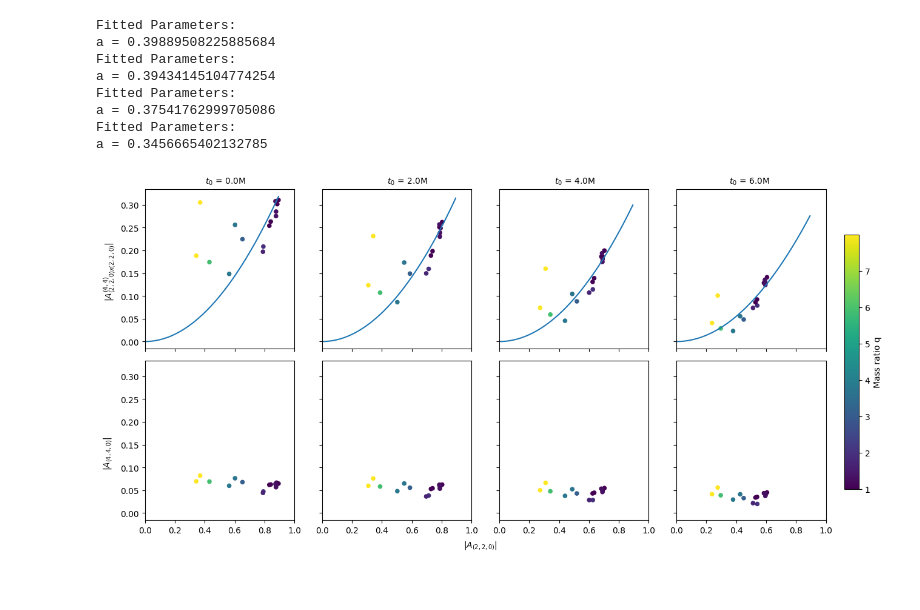
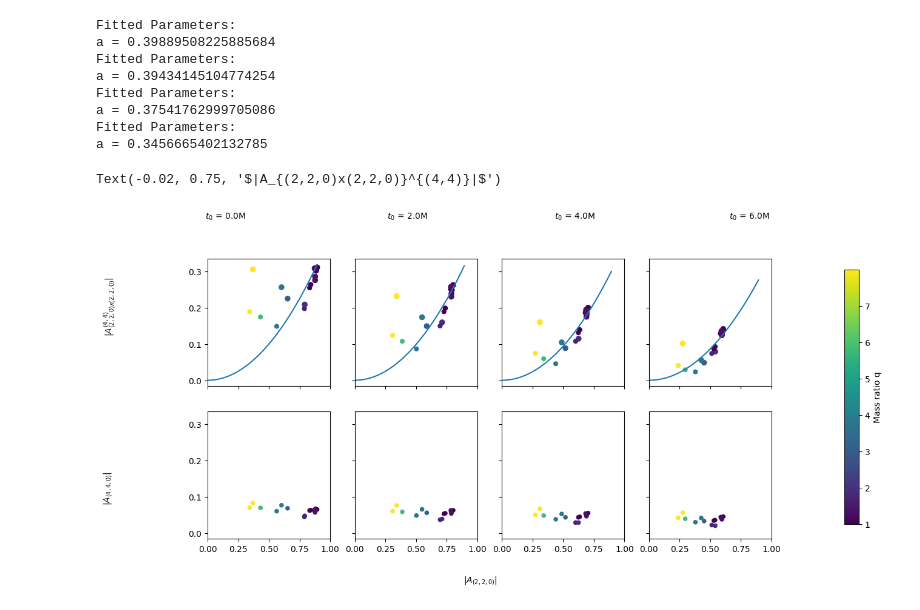
Before and after one commit to Richardvnd/quadratic_qnm, a Jupyter notebook: quadratic_checks.ipynb, the cells around one changed output. Saved outputs shown, nothing was run; the diff lists cells and outputs as text; code cells hidden in the pictures.

```diff
--- a/quadratic_checks.ipynb
+++ b/quadratic_checks.ipynb
@@ -589,38 +589,39 @@ xs = np.linspace(0, np.max(amp_array[0]), 100)
 
 fig, axs = plt.subplots(2, 4, figsize=(12, 6), sharex=True, sharey=True)
 
-plot1 = axs[0,0].scatter(amp_array[0][0], amp_array[2][0], c=amp_array[3][0], s=20)
+plot1 = axs[0,0].scatter(amp_array[0][0], amp_array[2][0], c=amp_array[3][0], s=amp_array[4][0]*50)
 axs[0,0].plot(xs, coefs[0]*xs**2)
 
-axs[0,1].scatter(amp_array[0][1], amp_array[2][1], c=amp_array[3][1], s=20)
+axs[0,1].scatter(amp_array[0][1], amp_array[2][1], c=amp_array[3][1], s=amp_array[4][0]*50)
 axs[0,1].plot(xs, coefs[1]*xs**2)
 
-axs[0,2].scatter(amp_array[0][2], amp_array[2][2], c=amp_array[3][2], s=20)
+axs[0,2].scatter(amp_array[0][2], amp_array[2][2], c=amp_array[3][2], s=amp_array[4][0]*50)
 axs[0,2].plot(xs, coefs[2]*xs**2)
 
-axs[0,3].scatter(amp_array[0][3], amp_array[2][3], c=amp_array[3][3], s=20)
+axs[0,3].scatter(amp_array[0][3], amp_array[2][3], c=amp_array[3][3], s=amp_array[4][0]*50)
 axs[0,3].plot(xs, coefs[3]*xs**2)
 
 axs[1,0].scatter(amp_array[0][0], amp_array[1][0], c=amp_array[3][0], s=20)
 axs[1,1].scatter(amp_array[0][1], amp_array[1][1], c=amp_array[3][1], s=20)
 axs[1,2].scatter(amp_array[0][2], amp_array[1][2], c=amp_array[3][2], s=20)
 axs[1,3].scatter(amp_array[0][3], amp_array[1][3], c=amp_array[3][3], s=20)
 
 for ax in axs.flat:
     ax.set_xlim(0, 1)
 
 cbar_ax = fig.add_axes([1, 0.15, 0.02, 0.7])
 fig.colorbar(plot1, cax=cbar_ax, label='Mass ratio q')
 
 fig.text(0.5, -0.01, r'$|A_{(2,2,0)}|$', ha='center')
 fig.text(0.15, 0.99, f'$t_0$ = {start_times[0]}M', ha='center')
 fig.text(0.4, 0.99, f'$t_0$ = {start_times[1]}M', ha='center')
 fig.text(0.63, 0.99, f'$t_0$ = {start_times[2]}M', ha='center')
 fig.text(0.87, 0.99, f'$t_0$ = {start_times[3]}M', ha='center')
 fig.text(-0.02, 0.25, r'$|A_{(4,4,0)}|$', va='center', rotation='vertical')
 fig.text(-0.02, 0.75, r'$|A_{(2,2,0)x(2,2,0)}^{(4,4)}|$', va='center', rotation='vertical')
 
 
 plt.tight_layout()
 # %% [output]
+Text(-0.02, 0.75, '$|A_{(2,2,0)x(2,2,0)}^{(4,4)}|$')
-[figure, old version]
+[figure, new version]
```
Also changed, not shown: parts of 1 cell of this notebook, 3 other files.
